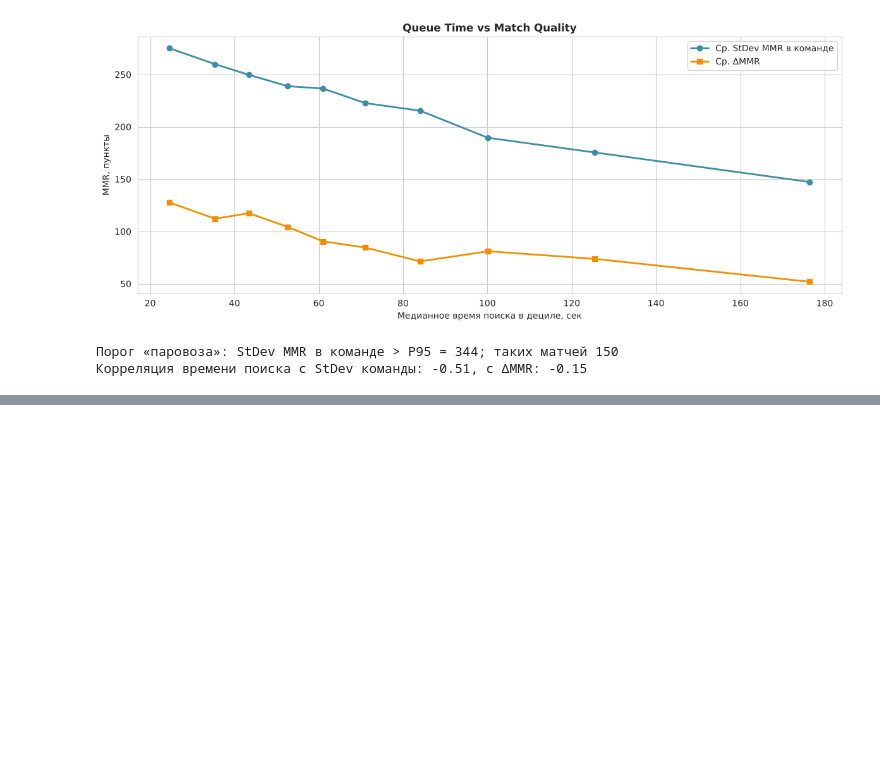
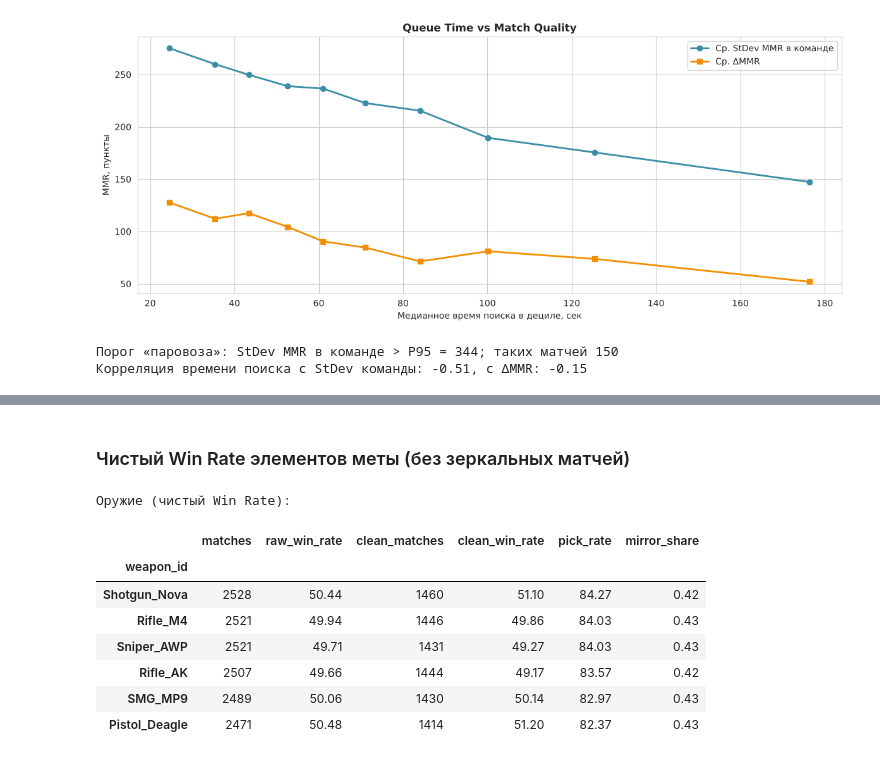
Before and after one commit to dan234tyu/game-analytics-lab4, a Jupyter notebook: notebooks/04_multiplayer_analytics.ipynb, the cells around one changed output, grey strips where cells are left out. Drawn from its saved outputs; the diff is of its cells as text; code cells hidden in the pictures; blank space fills up the shorter version.

```diff
--- a/notebooks/04_multiplayer_analytics.ipynb
+++ b/notebooks/04_multiplayer_analytics.ipynb
@@ -198,0 +242,35 @@ print(f"Корреляция времени поиска с StDev команды
+# %% [markdown]
+### Чистый Win Rate элементов меты (без зеркальных матчей)
+# %%
+pm = players_df.merge(matches_df[['match_id', 'winning_team', 'map_id', 'duration_sec']], on='match_id')
+pm['win'] = (pm['team_side'] == pm['winning_team']).astype(int)
+
+def clean_win_rate(df, item_col):
+    # Зеркальный матч: элемент присутствует у обеих команд
+    df = df.copy()
+    df['is_mirror'] = df.groupby(['match_id', item_col])['team_side'].transform('nunique') > 1
+    # Учитываем один раз на команду (если элемент у двух игроков одной команды)
+    per_team = df.drop_duplicates(['match_id', 'team_side', item_col])
+    total_matches = df['match_id'].nunique()
+    res = per_team.groupby(item_col).agg(matches=('match_id', 'nunique'), raw_win_rate=('win', 'mean'))
+    clean = per_team[~per_team['is_mirror']].groupby(item_col).agg(
+        clean_matches=('match_id', 'nunique'), clean_win_rate=('win', 'mean'))
+    res = res.join(clean)
+    res['pick_rate'] = res['matches'] / total_matches * 100
+    res['mirror_share'] = 1 - res['clean_matches'] / res['matches']
+    res[['raw_win_rate', 'clean_win_rate']] *= 100
+    return res.sort_values('pick_rate', ascending=False)
+
+weapon_wr = clean_win_rate(pm, 'weapon_id')
+print("Оружие (чистый Win Rate):")
+display(weapon_wr.round(2))
+# %% [output]
+Оружие (чистый Win Rate):
+|  | matches | raw_win_rate | clean_matches | clean_win_rate | pick_rate | mirror_share |
+| weapon_id |  |  |  |  |  |  |
+| Shotgun_Nova | 2528 | 50.44 | 1460 | 51.10 | 84.27 | 0.42 |
+| Rifle_M4 | 2521 | 49.94 | 1446 | 49.86 | 84.03 | 0.43 |
+| Sniper_AWP | 2521 | 49.71 | 1431 | 49.27 | 84.03 | 0.43 |
+| Rifle_AK | 2507 | 49.66 | 1444 | 49.17 | 83.57 | 0.42 |
+| SMG_MP9 | 2489 | 50.06 | 1430 | 50.14 | 82.97 | 0.43 |
+| Pistol_Deagle | 2471 | 50.48 | 1414 | 51.20 | 82.37 | 0.43 |
```
Also changed, not shown: parts of 3 cells of this notebook, 1 other file.
